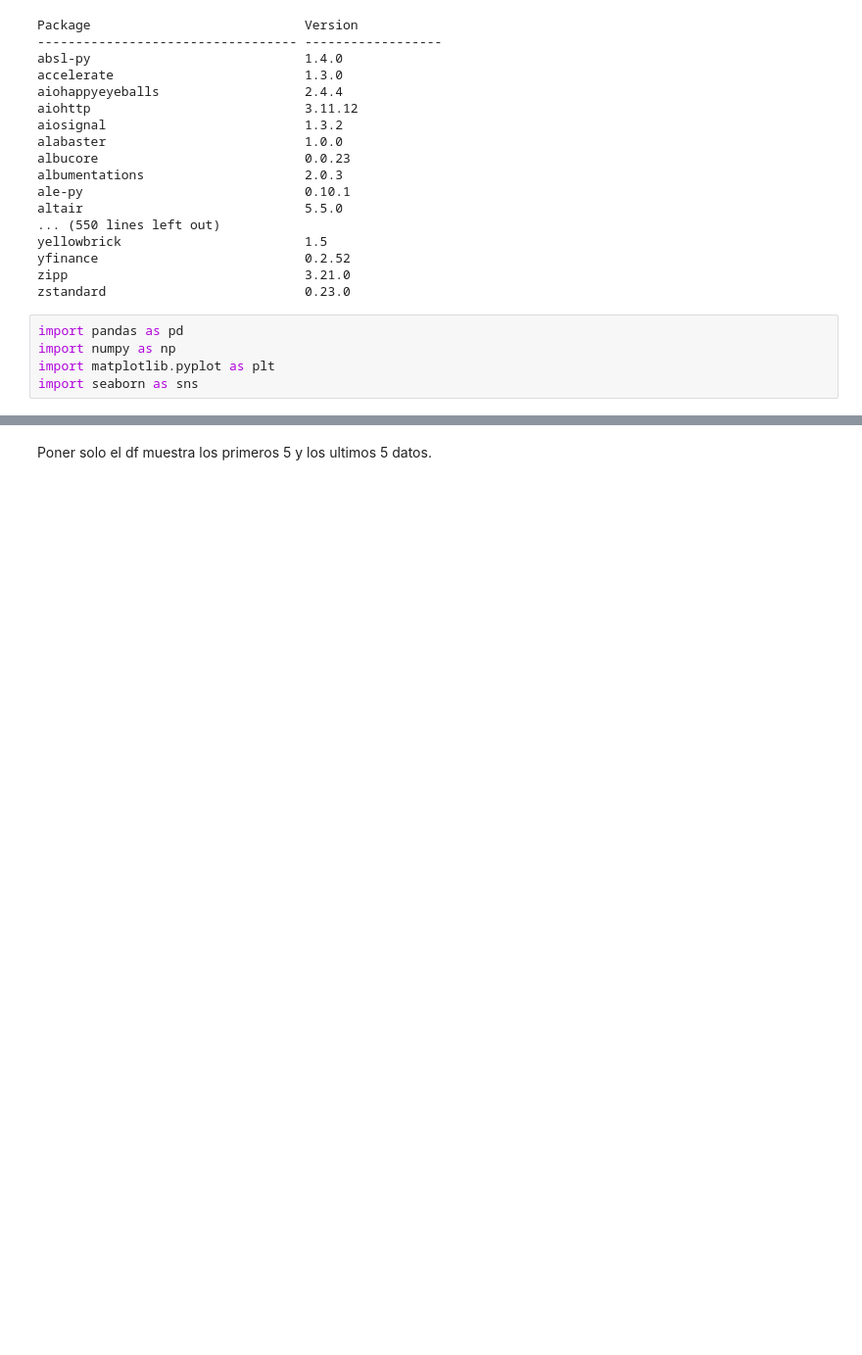
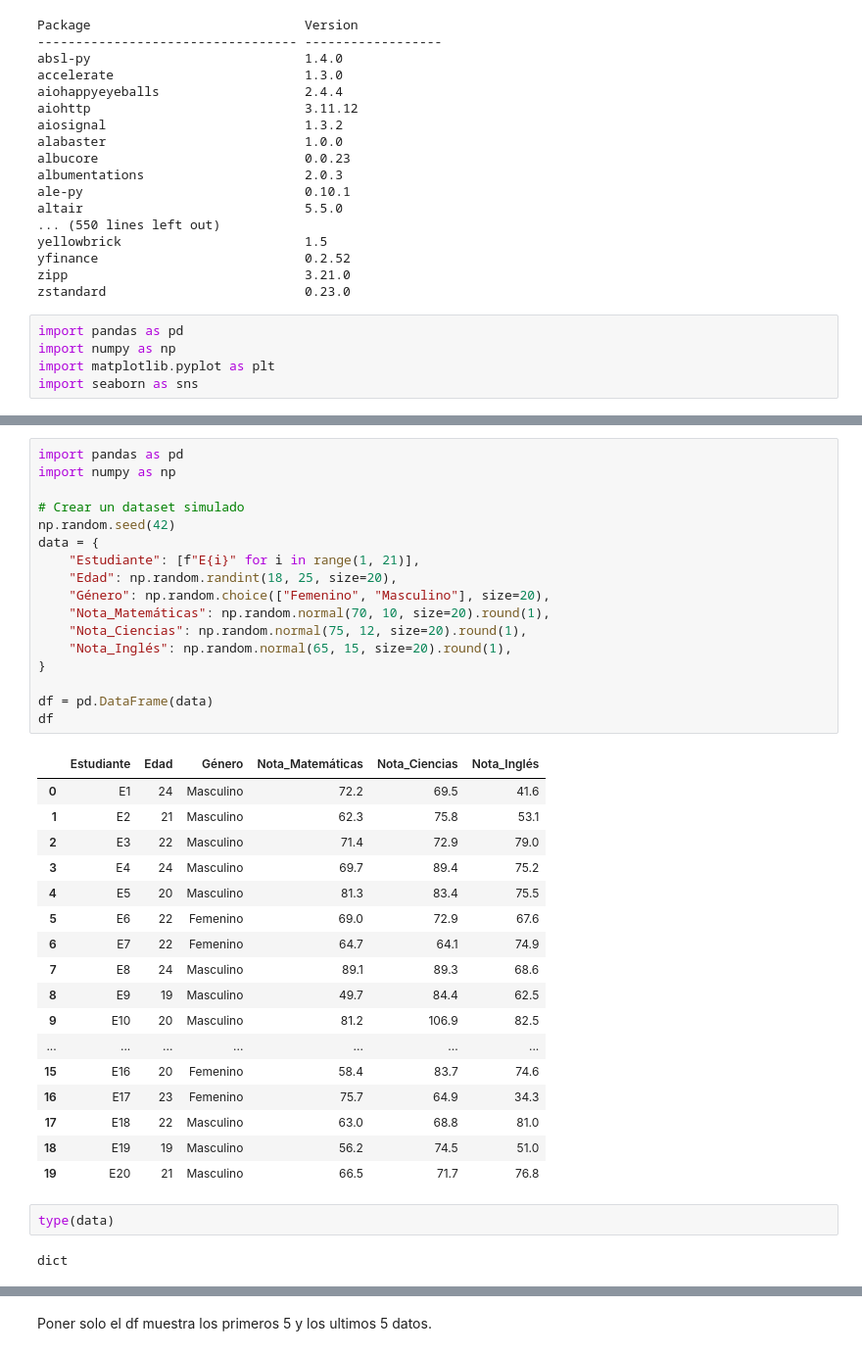
Before and after one commit to IVANV341/Curso-inteligencia-artificial, a Jupyter notebook: EDA_Apuntes_de_clase.ipynb, the cells around one changed output, grey strips where cells are left out. Shown at 98% size. Cells and saved outputs as stored; diff of their text form; blank space fills up the shorter version.

```diff
--- a/EDA_Apuntes_de_clase.ipynb
+++ b/EDA_Apuntes_de_clase.ipynb
@@ -430,0 +426,39 @@ SyntaxError: invalid syntax (<ipython-input-8-adc26955cb2d>, line 1)
+# %%
+import pandas as pd
+import numpy as np
+
+# Crear un dataset simulado
+np.random.seed(42)
+data = {
+    "Estudiante": [f"E{i}" for i in range(1, 21)],
+    "Edad": np.random.randint(18, 25, size=20),
+    "Género": np.random.choice(["Femenino", "Masculino"], size=20),
+    "Nota_Matemáticas": np.random.normal(70, 10, size=20).round(1),
+    "Nota_Ciencias": np.random.normal(75, 12, size=20).round(1),
+    "Nota_Inglés": np.random.normal(65, 15, size=20).round(1),
+}
+
+df = pd.DataFrame(data)
+df
+# %% [output]
+|  | Estudiante | Edad | Género | Nota_Matemáticas | Nota_Ciencias | Nota_Inglés |
+| 0 | E1 | 24 | Masculino | 72.2 | 69.5 | 41.6 |
+| 1 | E2 | 21 | Masculino | 62.3 | 75.8 | 53.1 |
+| 2 | E3 | 22 | Masculino | 71.4 | 72.9 | 79.0 |
+| 3 | E4 | 24 | Masculino | 69.7 | 89.4 | 75.2 |
+| 4 | E5 | 20 | Masculino | 81.3 | 83.4 | 75.5 |
+| 5 | E6 | 22 | Femenino | 69.0 | 72.9 | 67.6 |
+| 6 | E7 | 22 | Femenino | 64.7 | 64.1 | 74.9 |
+| 7 | E8 | 24 | Masculino | 89.1 | 89.3 | 68.6 |
+| 8 | E9 | 19 | Masculino | 49.7 | 84.4 | 62.5 |
+| 9 | E10 | 20 | Masculino | 81.2 | 106.9 | 82.5 |
+| ... | ... | ... | ... | ... | ... | ... |
+| 15 | E16 | 20 | Femenino | 58.4 | 83.7 | 74.6 |
+| 16 | E17 | 23 | Femenino | 75.7 | 64.9 | 34.3 |
+| 17 | E18 | 22 | Masculino | 63.0 | 68.8 | 81.0 |
+| 18 | E19 | 19 | Masculino | 56.2 | 74.5 | 51.0 |
+| 19 | E20 | 21 | Masculino | 66.5 | 71.7 | 76.8 |
+# %%
+type(data)
+# %% [output]
+dict
```
Also changed, not shown: parts of 16 cells of this notebook.
